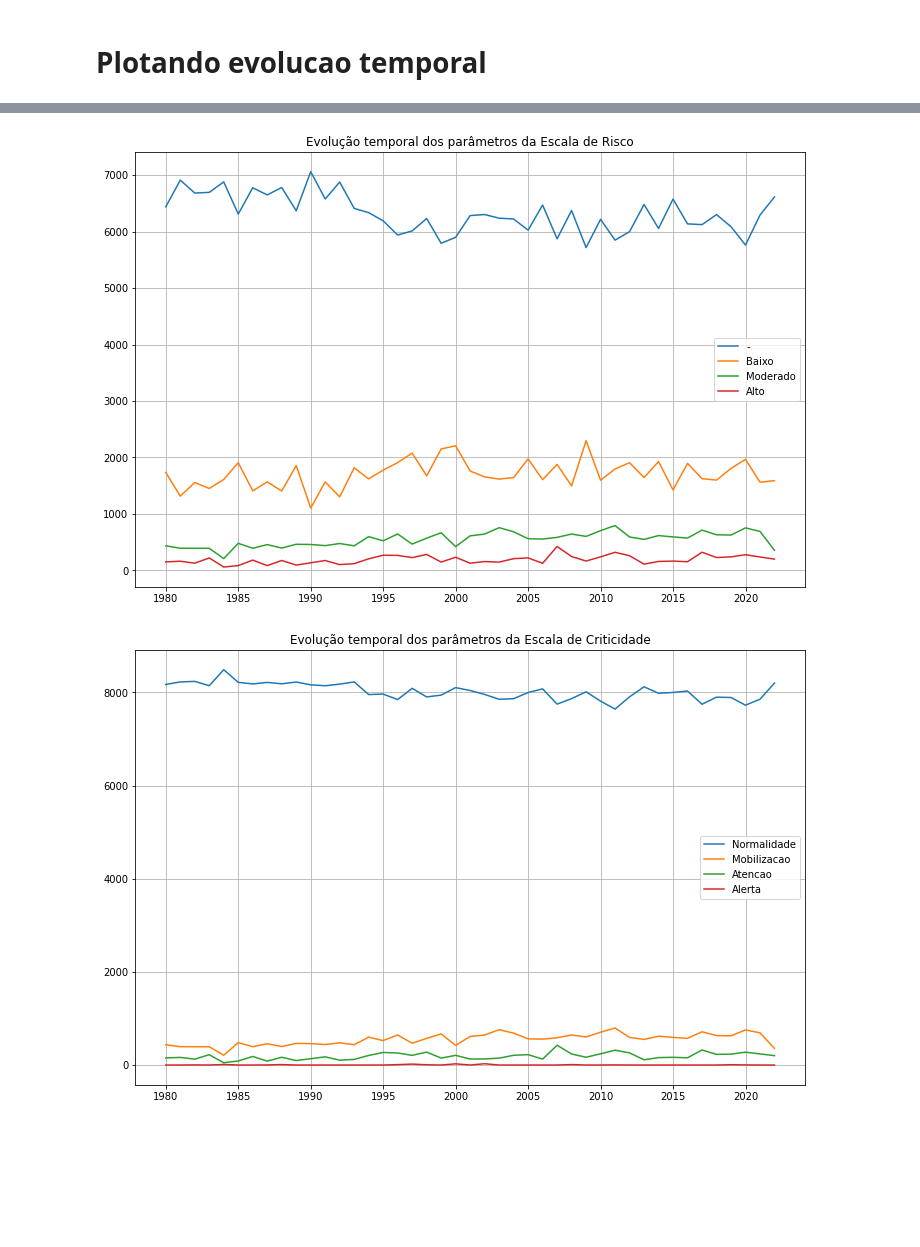
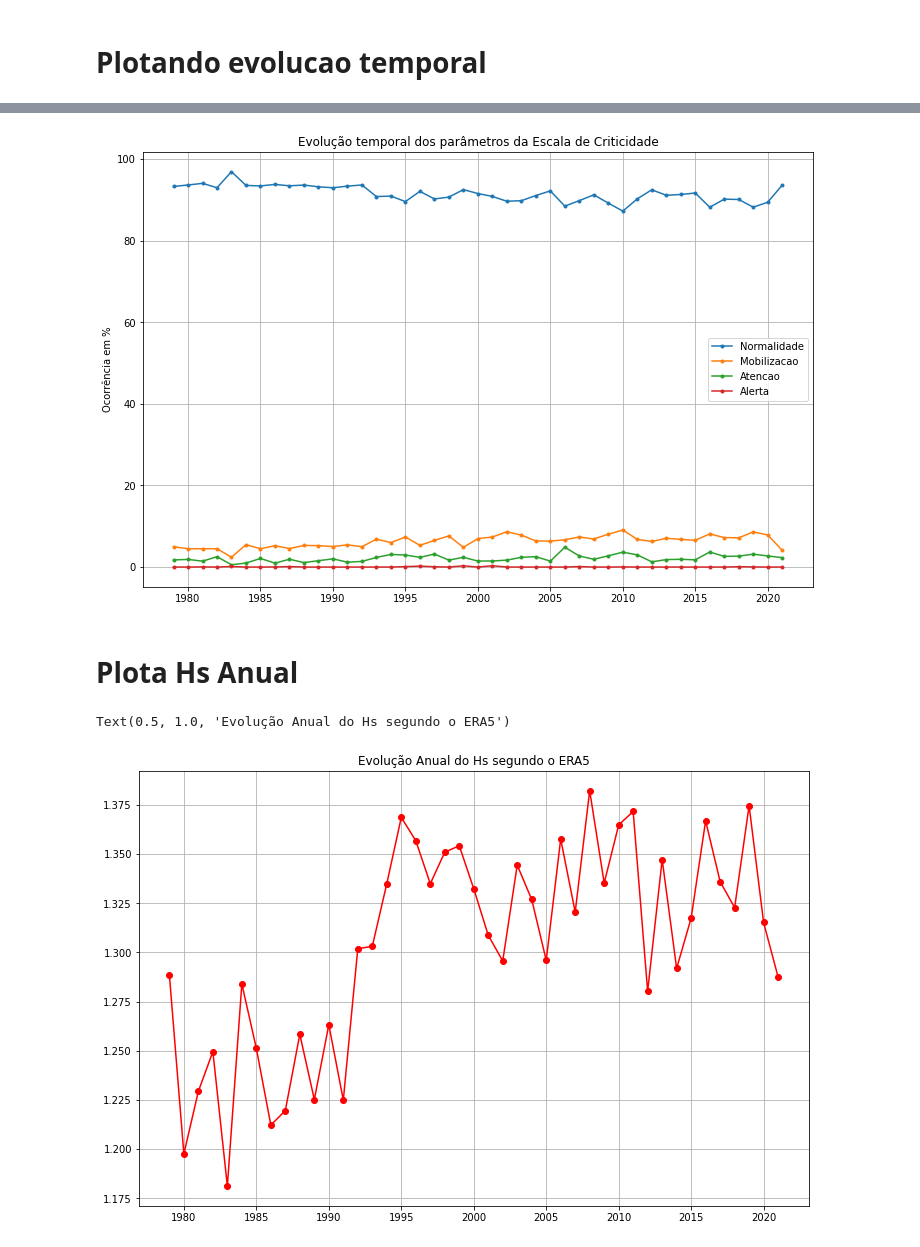
Before and after one commit to BrenoSCabral/TCC, a Jupyter notebook: analisa_reanalise.ipynb, the cells around one changed output, grey strips where cells are left out. Drawn from its saved outputs; the diff is of its cells as text; code cells hidden in the pictures; blank space fills up the shorter version.

```diff
--- a/analisa_reanalise.ipynb
+++ b/analisa_reanalise.ipynb
@@ -605,28 +658,29 @@ plt.savefig(figpath + 'evolucao_cond.png')
 # %%
 fig = plt.figure(figsize=(12,8))
-niveis_risco = ['-', 'Baixo', 'Moderado', 'Alto']
+niveis_criti = ['Normalidade', 'Mobilizacao', 'Atencao', 'Alerta']
 
-for i,j in zip(df_to_plot.columns[14:18], niveis_risco):
-    plt.plot(df_to_plot[i], label = j, linestyle = 'solid')
+for i,j in zip(df_to_plot.columns[18:22], niveis_criti):
+    plt.plot(df_to_plot[i], label = j, linestyle = 'solid', marker='.')
 
 plt.grid()
 plt.legend()
-plt.title('Evolução temporal dos parâmetros da Escala de Risco')
+plt.title('Evolução temporal dos parâmetros da Escala de Criticidade')
+plt.ylabel('Ocorrência em %')
 
-plt.savefig(figpath + 'evolucao_risco.png')
+plt.savefig(figpath + 'evolucao_criti.png')
 # %% [output]
-[figure, old version]
+[figure, new version]
-# %%
-fig = plt.figure(figsize=(12,8))
-niveis_criti = ['Normalidade', 'Mobilizacao', 'Atencao', 'Alerta']
-
-for i,j in zip(df_to_plot.columns[18:22], niveis_criti):
-    plt.plot(df_to_plot[i], label = j, linestyle = 'solid')
-
-plt.grid()
-plt.legend()
-plt.title('Evolução temporal dos parâmetros da Escala de Criticidade')
-
-plt.savefig(figpath + 'evolucao_criti.png')
-# %% [output]
-[figure, removed]
+# %% [markdown]
+# Plota Hs Anual
+# %%
+fig = plt.figure(figsize=(12,8))
+
+plt.plot(hsanual, color = 'red', marker='o')
+# plt.plot(np.zeros(len(hsanual)) + hsanual.mean())
+
+plt.grid()
+plt.title('Evolução Anual do Hs segundo o ERA5')
+# plt.ylim([1.17, 1.38])
+# %% [output]
+Text(0.5, 1.0, 'Evolução Anual do Hs segundo o ERA5')
+[figure, added]
```
Also changed, not shown: parts of 10 cells of this notebook, 4 other files.
